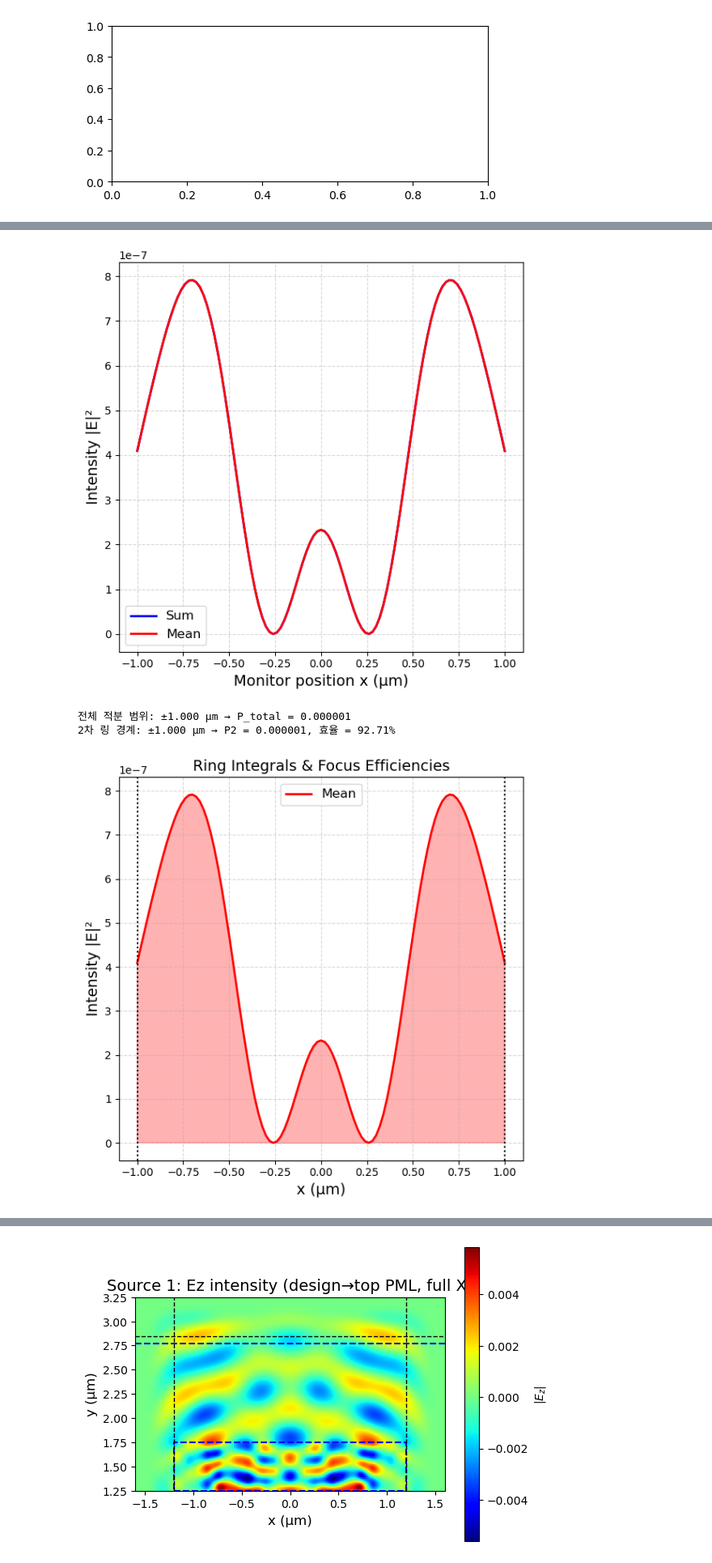
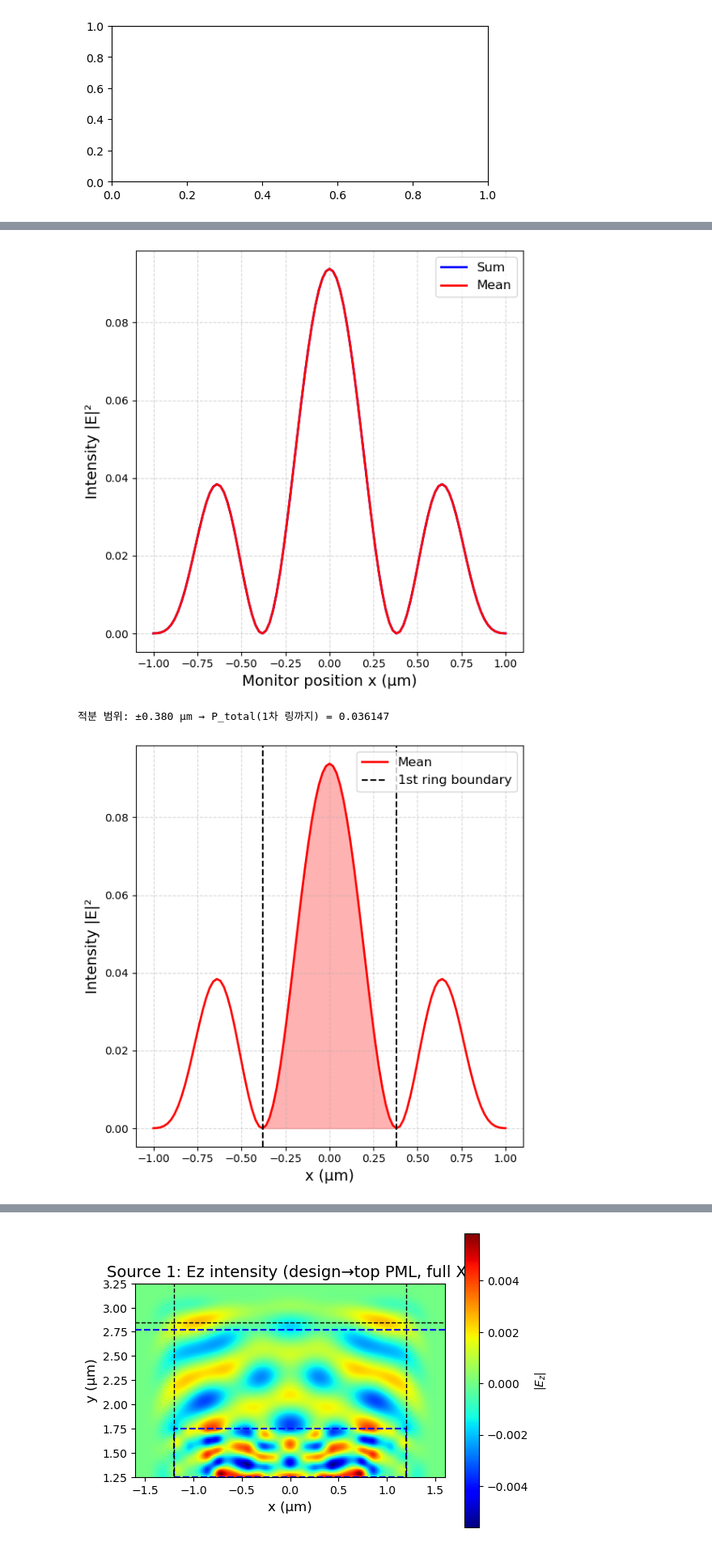
Before and after one commit to M2nion/EIDL, a Jupyter notebook: Tool/Meep/LGD/LGD setup/Mode decomposition/Kyungmin/2025/07/29/Reference data/OLED_Singlelayer_Ref.ipynb, the cells around one changed output, grey strips where cells are left out. Shown at 81% size. Cells and saved outputs as stored; diff of their text form; code cells hidden in the pictures.

```diff
--- a/Tool/Meep/LGD/LGD setup/Mode decomposition/Kyungmin/2025/07/29/Reference data/OLED_Singlelayer_Ref.ipynb
+++ b/Tool/Meep/LGD/LGD setup/Mode decomposition/Kyungmin/2025/07/29/Reference data/OLED_Singlelayer_Ref.ipynb
@@ -22,11 +22,11 @@ fcen = 0.5*(fmin+fmax) # 중앙 주파수
 resolution = 50        # 시뮬레이션 해상도
 design_region_resolution = 50
 
-nfreq = 50             # 추출할 주파수 개수
-df = fmax-fmin         # 주파수 대역폭
+# nfreq = 50             # 추출할 주파수 개수
+# df = fmax-fmin         # 주파수 대역폭
 
-# df = 0
-# nfreq = 1
+df = 0
+nfreq = 1
 # %%
 tag_bot = 0.5
 tag_side = 4
@@ -387,7 +368,7 @@ def f_multi(v, eta, beta):
         bin_change2 = abs(bin_prev1 - bin_prev2) / (abs(bin_prev2) + 1e-12)
 
         if (change1 < 0.005 and change2 < 0.005) and (bin_change1 < 0.01 and bin_change2 < 0.01):
-            beta = beta + 20*np.tanh((beta - 0.5)*0.02)
+            beta = beta + 15*np.tanh((beta - 0.5)*0.01)
 
     print(f"Current β: {beta:.3f}")
     print("FoM values:", f_vals)
@@ -699,7 +679,7 @@ for i, (sim, src) in enumerate(zip(sims, sources), start=1):
     print(f"▶️ Running Simulation for Source {i}")
     sim.run(
         until_after_sources=mp.stop_when_fields_decayed(
-            10/df, mp.Ez, src.center, 1e-5
+            10/(fmax-fmin), mp.Ez, src.center, 1e-5
         )
     )
 
@@ -807,7 +789,7 @@ plt.grid(True, ls='--', alpha=0.5)
 plt.tight_layout()
 plt.show()
 # %% [output]
-[figure, old version]
+[figure, new version]
 # %%
 import numpy as np
 import matplotlib.pyplot as plt
@@ -822,7 +804,7 @@ for sim, dft in zip(sims, dft_fields_list):
 N       = I_profiles[0].size
 x       = np.linspace(-mn_size/2, mn_size/2, N)
 I_stack = np.vstack(I_profiles)
-I_mean  = I_stack.mean(axis=0)
+I_mean  = I_stack.mean(axis=0)   # sum 으로 되어 있던 부분 그대로
 
 # --- 1) "진짜 중앙" 피크 찾기 ---
 peaks, _ = find_peaks(I_mean)
@@ -831,65 +813,52 @@ if len(peaks)==0:
 else:
     center_idx = peaks[np.argmin(np.abs(x[peaks]))]
 
-# --- 2) 중앙 이후 첫 번째 · 두 번째 국소 최소점(dips) 검출 ---
+# --- 2) 중앙 이후 첫 번째 · 두 번째 국소 최소점 검출 ---
 minima_idx = []
 for j in range(center_idx+1, N-1):
     if I_mean[j] < I_mean[j-1] and I_mean[j] < I_mean[j+1]:
         minima_idx.append(j)
         if len(minima_idx) >= 2:
             break
 
-# 첫/두 번째 링 인덱스 & 좌표
-ring1_idx = minima_idx[0] if len(minima_idx) > 0 else None
-ring2_idx = minima_idx[1] if len(minima_idx) > 1 else None
+ring1_idx = minima_idx[0] if len(minima_idx)>0 else None
+# ring2_idx = minima_idx[1] if len(minima_idx)>1 else None  # 더 이상 사용 안 함
 
 x_ring1 = abs(x[ring1_idx]) if ring1_idx is not None else mn_size/2
-x_ring2 = abs(x[ring2_idx]) if ring2_idx is not None else mn_size/2
+# x_ring2 = abs(x[ring2_idx]) if ring2_idx is not None else mn_size/2
 
-# --- 3) 구간별 적분 및 효율 계산 ---
-# 전체 적분 (|x|<=x_ring2)
-mask_total = (np.abs(x) <= x_ring2)
+# --- 3) 적분 범위를 1차 링까지로 한정 ---
+mask_total = (np.abs(x) <= x_ring1)   # <-- 2차 대신 1차 링까지
 P_total    = np.trapz(I_mean[mask_total], x[mask_total])
 
-# 1차 링 적분 (|x|<=x_ring1)
-mask1      = (np.abs(x) <= x_ring1)
-P1         = np.trapz(I_mean[mask1], x[mask1])
-eff1       = P1 / P_total * 100
-
-# 2차 링 적분 (x_ring1 < |x| <= x_ring2)
-mask2      = (np.abs(x) > x_ring1) & (np.abs(x) <= x_ring2)
-P2         = np.trapz(I_mean[mask2], x[mask2])
-eff2       = P2 / P_total * 100
+# (원한다면 1차 링 내 세기도 별도 계산)
+mask1 = mask_total
+P1     = P_total
+eff1   = 100.0  # P1 / P_total * 100 이므로 항상 100%
 
 # --- 4) 결과 출력 ---
-print(f"전체 적분 범위: ±{x_ring2:.3f} µm → P_total = {P_total:.6f}")
-# print(f"1차 링 경계: ±{x_ring1:.3f} µm → P1 = {P1:.6f}, 효율 = {eff1:.2f}%")
-print(f"2차 링 경계: ±{x_ring2:.3f} µm → P2 = {P2:.6f}, 효율 = {eff2:.2f}%")
+print(f"적분 범위: ±{x_ring1:.3f} µm → P_total(1차 링까지) = {P_total:.6f}")
+# print(f"1차 링 내 세기 P1 = {P1:.6f}, 효율 = {eff1:.2f}%")
 
+# --- 5) 시각화 ---
 plt.figure(figsize=(6,6))
 plt.plot(x, I_mean, 'r-', lw=2, label='Mean')
-plt.axvline(-x_ring2, ls=':',  color='k',)
-plt.axvline(+x_ring2, ls=':',  color='k')
+plt.axvline(-x_ring1, ls='--', color='k', label='1st ring boundary')
+plt.axvline(+x_ring1, ls='--', color='k')
 
-# interpolate=True 로 경계 채워주기
-plt.fill_between(x, I_mean, where=mask1,
-                 interpolate=True,
-                 color='red',   alpha=0.3)
-plt.fill_between(x, I_mean, where=mask2,
+plt.fill_between(x, I_mean, where=mask_total,
                  interpolate=True,
                  color='red', alpha=0.3)
 
 plt.xlabel('x (µm)', fontsize=14)
 plt.ylabel('Intensity |E|²', fontsize=14)
-plt.title('Ring Integrals & Focus Efficiencies', fontsize=14)
 plt.legend(fontsize=12)
 plt.grid(ls='--', alpha=0.5)
 plt.tight_layout()
 plt.show()
 # %% [output]
-전체 적분 범위: ±1.000 µm → P_total = 0.000001
-2차 링 경계: ±1.000 µm → P2 = 0.000001, 효율 = 92.71%
+적분 범위: ±0.380 µm → P_total(1차 링까지) = 0.036147
-[figure, old version]
+[figure, new version]
 # %%
 import numpy as np
 import matplotlib.pyplot as plt
```
Also changed, not shown: parts of 7 cells of this notebook, 1 other file.
